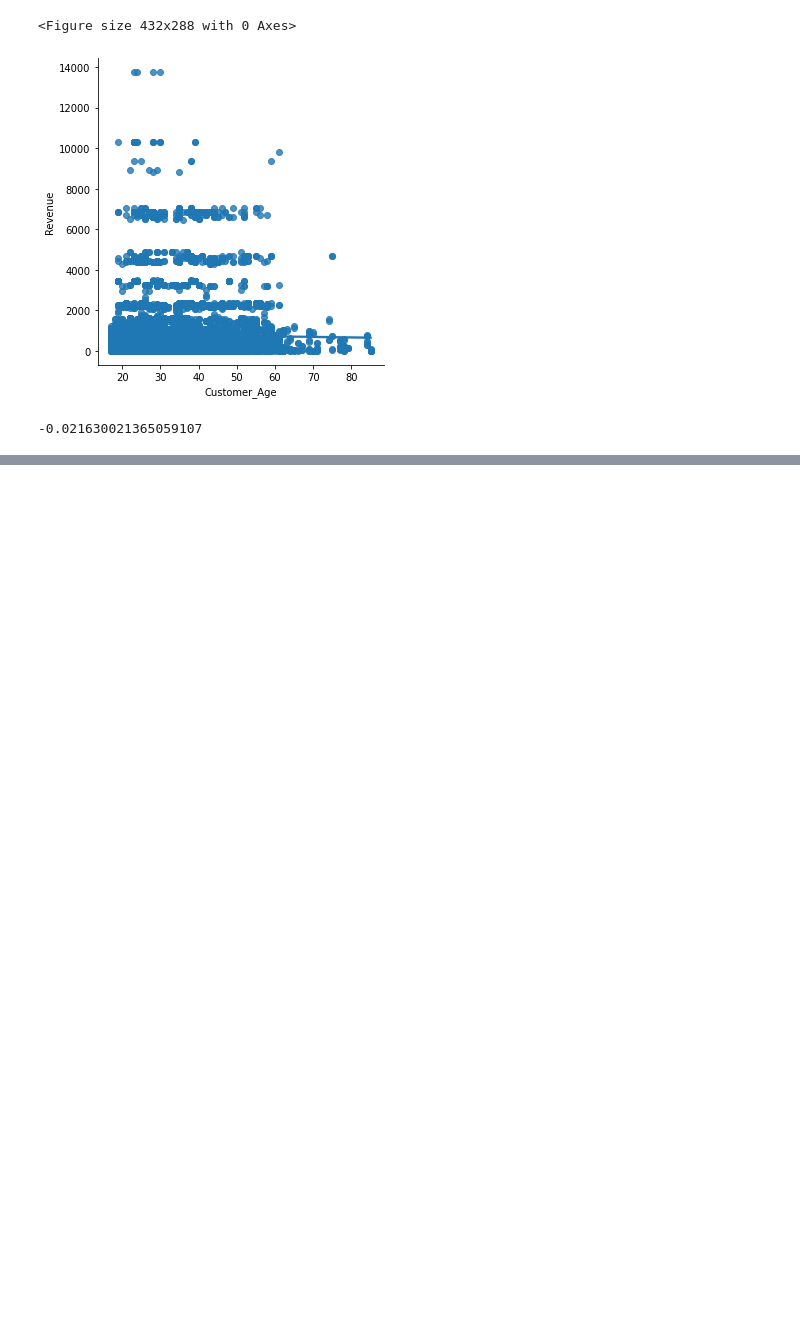
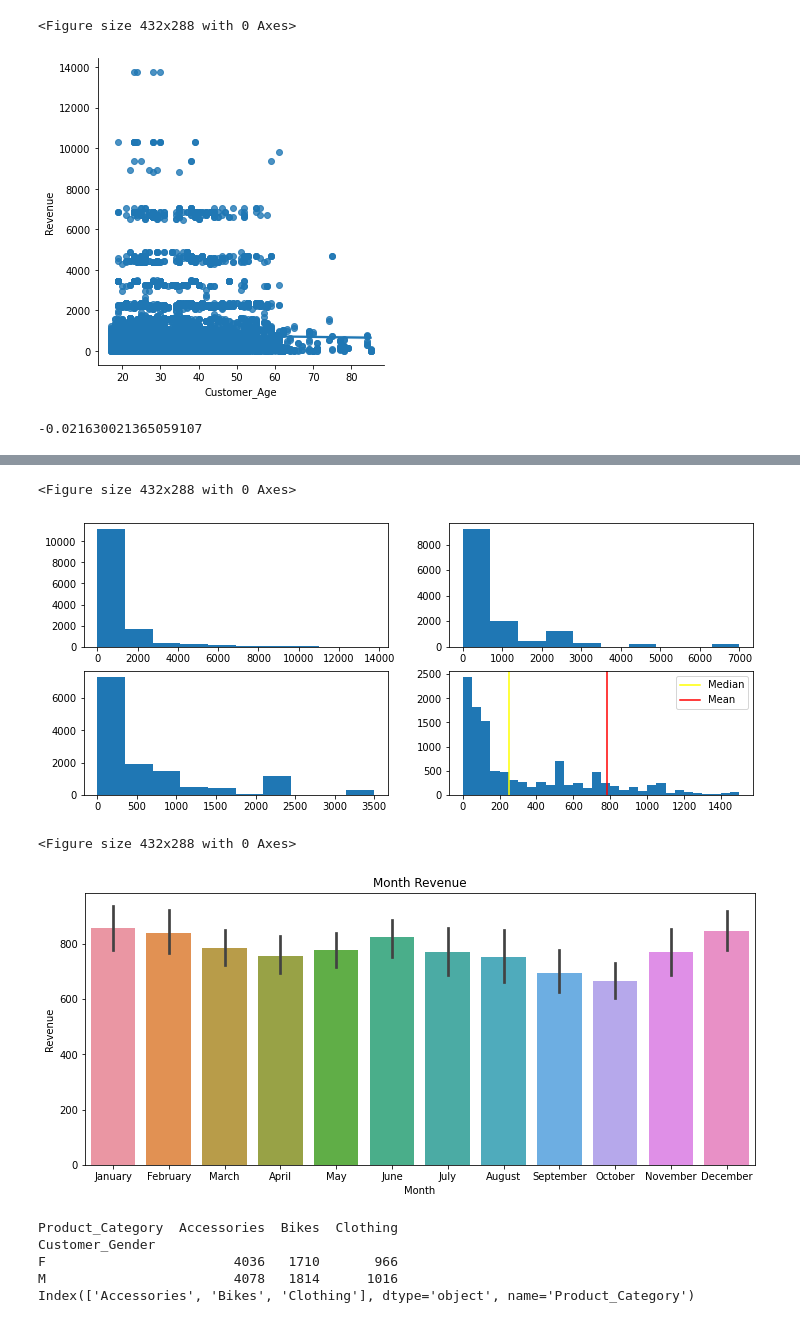
Before and after one commit to juanm05/UK-Bike-Store, a Jupyter notebook: main.ipynb, the cells around one changed output, grey strips where cells are left out. Saved outputs shown, nothing was run; the diff lists cells and outputs as text; code cells hidden in the pictures; blank space fills up the shorter version.

```diff
--- a/main.ipynb
+++ b/main.ipynb
@@ -128,0 +145,50 @@ print(corr)
+# %%
+# Analizar Revenue
+ax4_x_values = range(0, 1400, 100)
+
+plt.clf()
+plt.figure(figsize = (12, 5))
+ax1 = plt.subplot(2, 2, 1)
+ax1.hist(df.Revenue)
+
+ax2 = plt.subplot(2, 2, 2)
+ax2.hist(df.Revenue, range = (0, 7000))
+
+ax3 = plt.subplot(2, 2, 3)
+ax3.hist(df.Revenue, range = (0, 3500))
+
+ax4 = plt.subplot(2, 2, 4)
+ax4.hist(df.Revenue, range = (0, 1500), bins = 30)
+ax4.axvline(np.quantile(df.Revenue, 0.5), color = "yellow", label = "Median")
+ax4.axvline(np.mean(df.Revenue), color = "red", label = "Mean")
+# ax4.set_xticklabels(ax4_x_values)
+
+plt.legend()
+plt.show()
+
+# Analizar Revenue por mes
+month_in_order = ["January", "February", "March", "April", "May", "June", "July", "August", "September", "October", "November", "December"]
+plt.clf()
+plt.figure(figsize = (12, 5))
+sns.barplot(data = df, x = "Month", y = "Revenue", order = month_in_order)
+plt.title("Month Revenue")
+plt.show()
+# %% [output]
+<Figure size 432x288 with 0 Axes>
+[figure, added]
+<Figure size 432x288 with 0 Axes>
+[figure, added]
+# %%
+df_category_gender = pd.crosstab(df.Customer_Gender, df.Product_Category)
+print(df_category_gender)
+print(df_category_gender.columns)
+
+df_category_gender["Gender"] = df_category_gender.index
+
+df_category_gender = pd.melt(df_category_gender, value_vars = ["Accessories", "Bikes", "Clothing"], var_name="Item", id_vars = "Gender")
+# %% [output]
+Product_Category  Accessories  Bikes  Clothing
+Customer_Gender
+F                        4036   1710       966
+M                        4078   1814      1016
+Index(['Accessories', 'Bikes', 'Clothing'], dtype='object', name='Product_Category')
```
Also changed, not shown: parts of 22 cells of this notebook.
